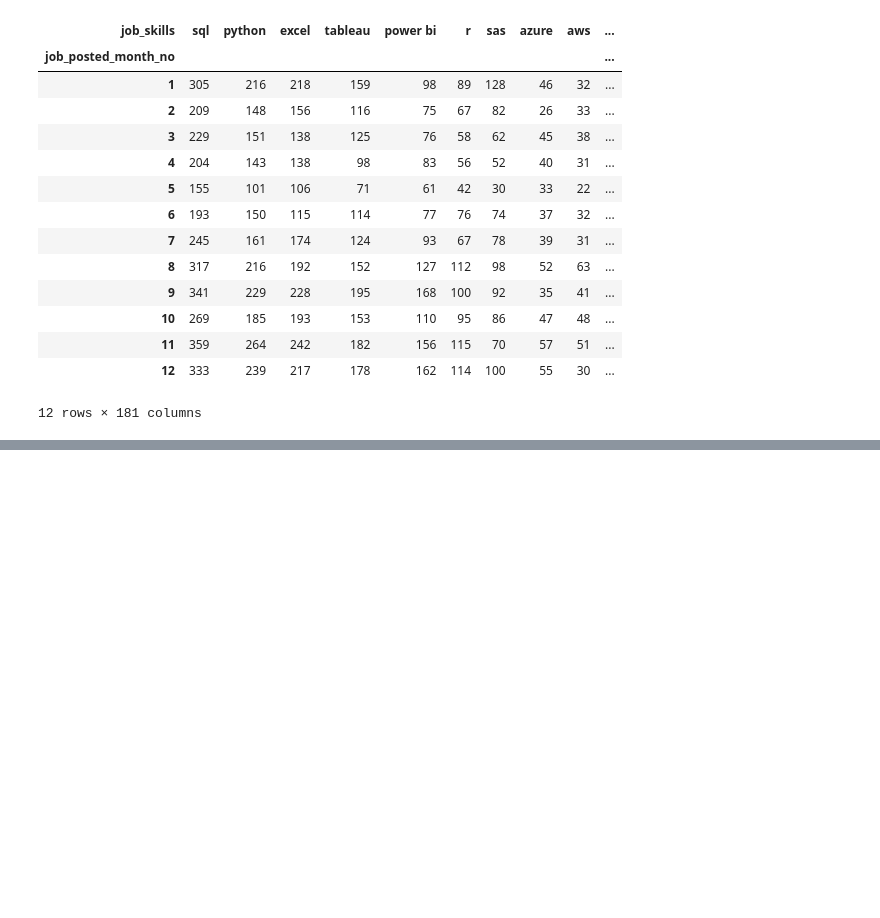
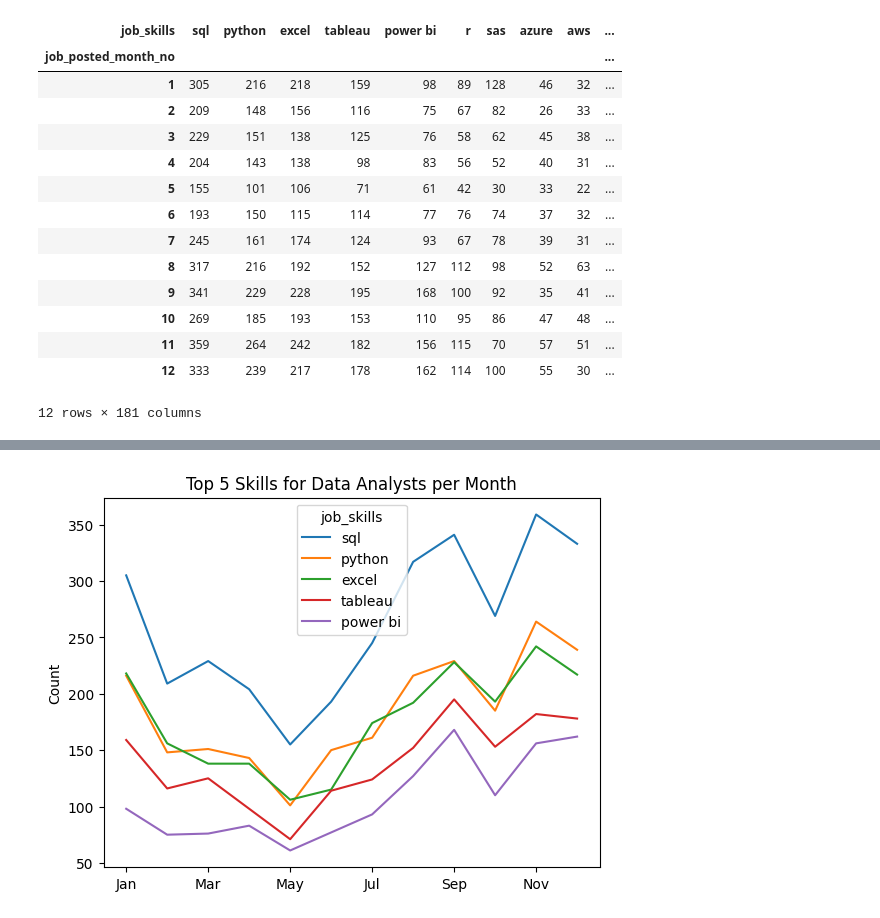
Before and after one commit to davneesh/Trending-Skills-Analysis, a Jupyter notebook: Trending Skills Analysis.ipynb, the cells around one changed output, grey strips where cells are left out. Saved outputs shown, nothing was run; the diff lists cells and outputs as text; code cells hidden in the pictures; blank space fills up the shorter version.

```diff
--- a/Trending Skills Analysis.ipynb
+++ b/Trending Skills Analysis.ipynb
@@ -104,3 +104,11 @@ df_DA_pivot
 | 11 | 359 | 264 | 242 | 182 | 156 | 115 | 70 | 57 | 51 | ... |
 | 12 | 333 | 239 | 217 | 178 | 162 | 114 | 100 | 55 | 30 | ... |
 12 rows × 181 columns
+# %%
+# code snippet from `6_Exercise_Job_Demand.ipynb`
+df_DA_pivot = df_DA_pivot.reset_index()
+df_DA_pivot['job_posted_month'] = df_DA_pivot['job_posted_month_no'].apply(lambda x: pd.to_datetime(x, format='%m').strftime('%b'))
+df_DA_pivot = df_DA_pivot.set_index('job_posted_month')
+df_DA_pivot = df_DA_pivot.drop(columns='job_posted_month_no')
+
+df_DA_pivot
@@ -106,0 +131,9 @@ df_DA_pivot
+# %%
+df_DA_pivot.iloc[:, :5].plot(kind='line')
+
+plt.title('Top 5 Skills for Data Analysts per Month')
+plt.ylabel('Count')
+plt.xlabel('')
+plt.show()
+# %% [output]
+[figure, added]
```
Also changed, not shown: parts of 1 cell of this notebook.
